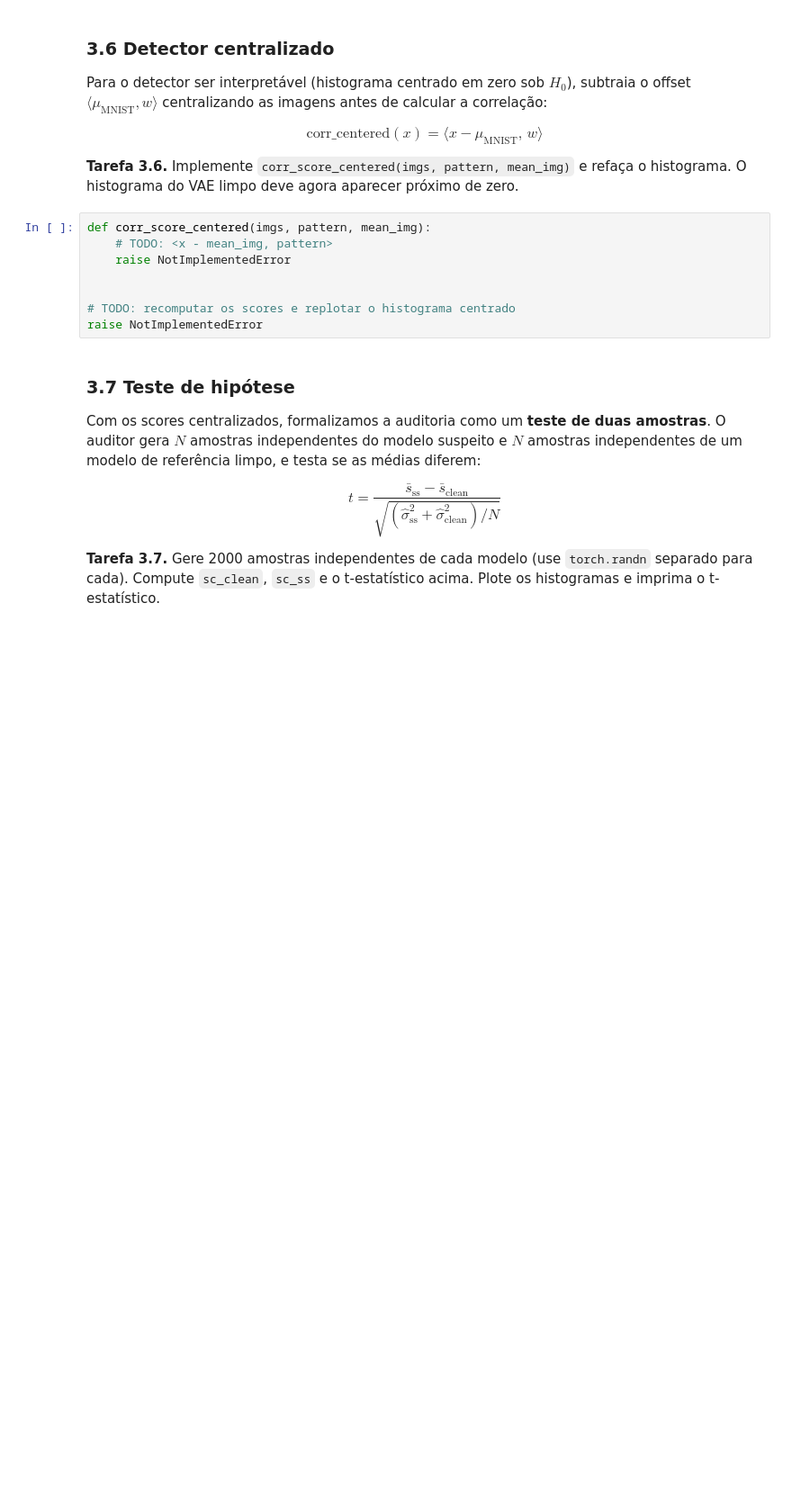
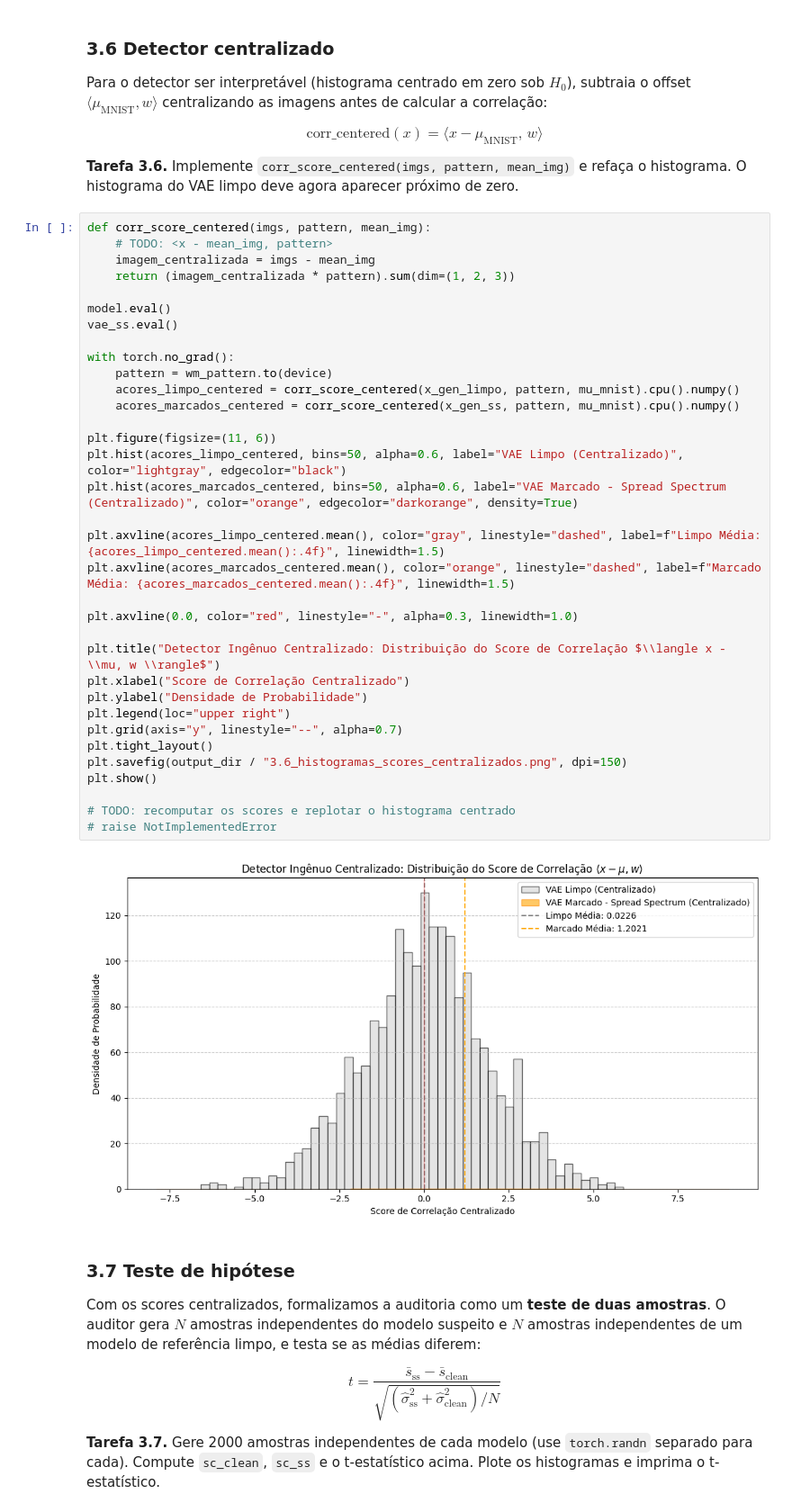
Before and after one commit to Heri-impatech/trabalho_III_ml2, a Jupyter notebook: trabalho_3/vae_watermark.ipynb, the cells around one changed output. Shown at 90% size. Cells and saved outputs as stored; diff of their text form; blank space fills up the shorter version.

```diff
--- a/trabalho_3/vae_watermark.ipynb
+++ b/trabalho_3/vae_watermark.ipynb
@@ -1122,14 +1122,42 @@ Para o detector ser interpretável (histograma centrado em zero sob $H_0$), subt
 $$\text{corr\_centered}(x) = \langle x - \mu_{\text{MNIST}},\, w \rangle$$
 
 **Tarefa 3.6.** Implemente `corr_score_centered(imgs, pattern, mean_img)` e refaça o histograma. O histograma do VAE limpo deve agora aparecer próximo de zero.
-# %%
-def corr_score_centered(imgs, pattern, mean_img):
-    # TODO: <x - mean_img, pattern>
-    raise NotImplementedError
-
-
-# TODO: recomputar os scores e replotar o histograma centrado
-raise NotImplementedError
+# %%
+def corr_score_centered(imgs, pattern, mean_img):
+    # TODO: <x - mean_img, pattern>
+    imagem_centralizada = imgs - mean_img
+    return (imagem_centralizada * pattern).sum(dim=(1, 2, 3))
+
+model.eval()
+vae_ss.eval()
+
+with torch.no_grad():
+    pattern = wm_pattern.to(device)
+    acores_limpo_centered = corr_score_centered(x_gen_limpo, pattern, mu_mnist).cpu().numpy()
+    acores_marcados_centered = corr_score_centered(x_gen_ss, pattern, mu_mnist).cpu().numpy()
+
+plt.figure(figsize=(11, 6))
+plt.hist(acores_limpo_centered, bins=50, alpha=0.6, label="VAE Limpo (Centralizado)", color="lightgray", edgecolor="black")
+plt.hist(acores_marcados_centered, bins=50, alpha=0.6, label="VAE Marcado - Spread Spectrum (Centralizado)", color="orange", edgecolor="darkorange", density=True)
+
+plt.axvline(acores_limpo_centered.mean(), color="gray", linestyle="dashed", label=f"Limpo Média: {acores_limpo_centered.mean():.4f}", linewidth=1.5)
+plt.axvline(acores_marcados_centered.mean(), color="orange", linestyle="dashed", label=f"Marcado Média: {acores_marcados_centered.mean():.4f}", linewidth=1.5)
+
+plt.axvline(0.0, color="red", linestyle="-", alpha=0.3, linewidth=1.0)
+
+plt.title("Detector Ingênuo Centralizado: Distribuição do Score de Correlação $\\langle x - \\mu, w \\rangle$")
+plt.xlabel("Score de Correlação Centralizado")
+plt.ylabel("Densidade de Probabilidade")
+plt.legend(loc="upper right")
+plt.grid(axis="y", linestyle="--", alpha=0.7)
+plt.tight_layout()
+plt.savefig(output_dir / "3.6_histogramas_scores_centralizados.png", dpi=150)
+plt.show()
+
+# TODO: recomputar os scores e replotar o histograma centrado
+# raise NotImplementedError
+# %% [output]
+[figure, added]
 # %% [markdown]
 ### 3.7 Teste de hipótese
 
```
Also changed, not shown: 1 other file.
